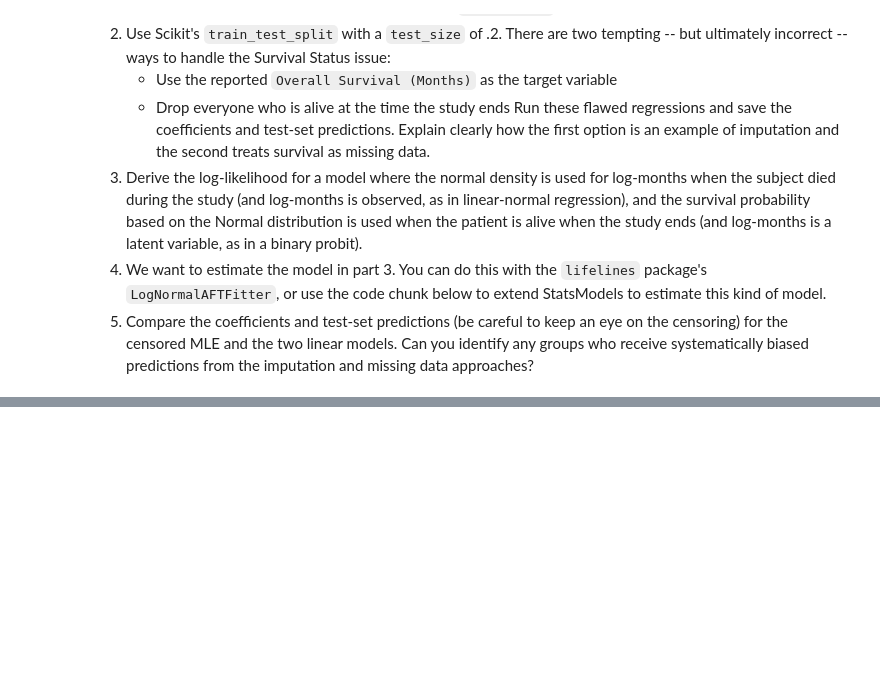
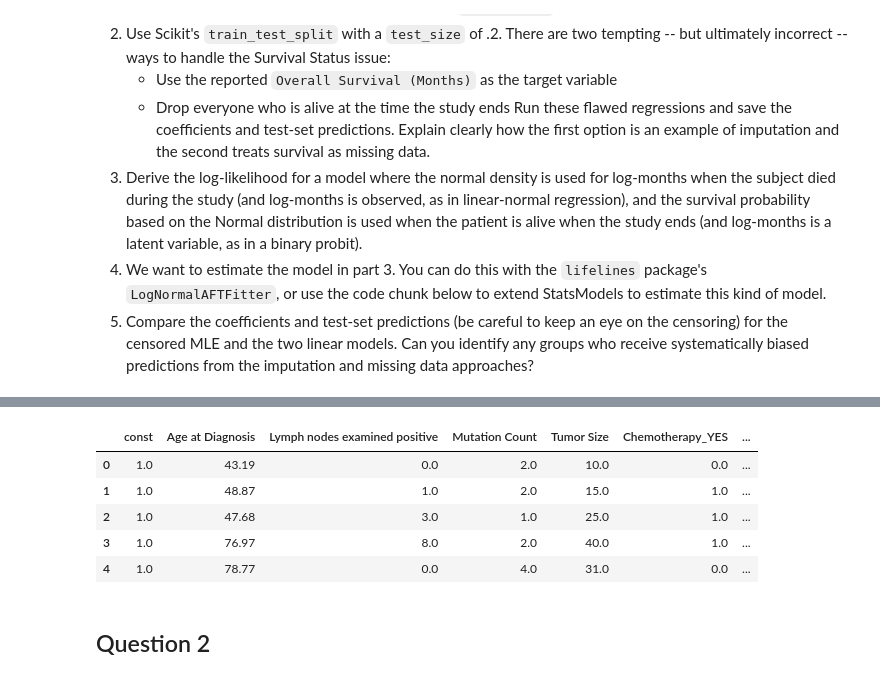
Before and after one commit to rayyan-siddiqui14/UU_F26_templates, a Jupyter notebook: Week12/Lab10_survival_lab.ipynb, the cells around one changed output, grey strips where cells are left out. Saved outputs shown, nothing was run; the diff lists cells and outputs as text; code cells hidden in the pictures; blank space fills up the shorter version.

```diff
--- a/Week12/Lab10_survival_lab.ipynb
+++ b/Week12/Lab10_survival_lab.ipynb
@@ -37,0 +86,16 @@ Run these flawed regressions and save the coefficients and test-set predictions.
+# %%
+patients["Tumor Stage"] = patients["Tumor Stage"].astype(int).astype(str)
+
+features = pd.get_dummies(patients[num_cols + cat_cols],
+                          columns=cat_cols, drop_first=True)
+features = sm.add_constant(features.astype(float))
+features.head()
+# %% [output]
+|  | const | Age at Diagnosis | Lymph nodes examined positive | Mutation Count | Tumor Size | Chemotherapy_YES | ... |
+| 0 | 1.0 | 43.19 | 0.0 | 2.0 | 10.0 | 0.0 | ... |
+| 1 | 1.0 | 48.87 | 1.0 | 2.0 | 15.0 | 1.0 | ... |
+| 2 | 1.0 | 47.68 | 3.0 | 1.0 | 25.0 | 1.0 | ... |
+| 3 | 1.0 | 76.97 | 8.0 | 2.0 | 40.0 | 1.0 | ... |
+| 4 | 1.0 | 78.77 | 0.0 | 4.0 | 31.0 | 0.0 | ... |
+# %% [markdown]
+## Question 2
```
Also changed, not shown: parts of 21 cells of this notebook.
